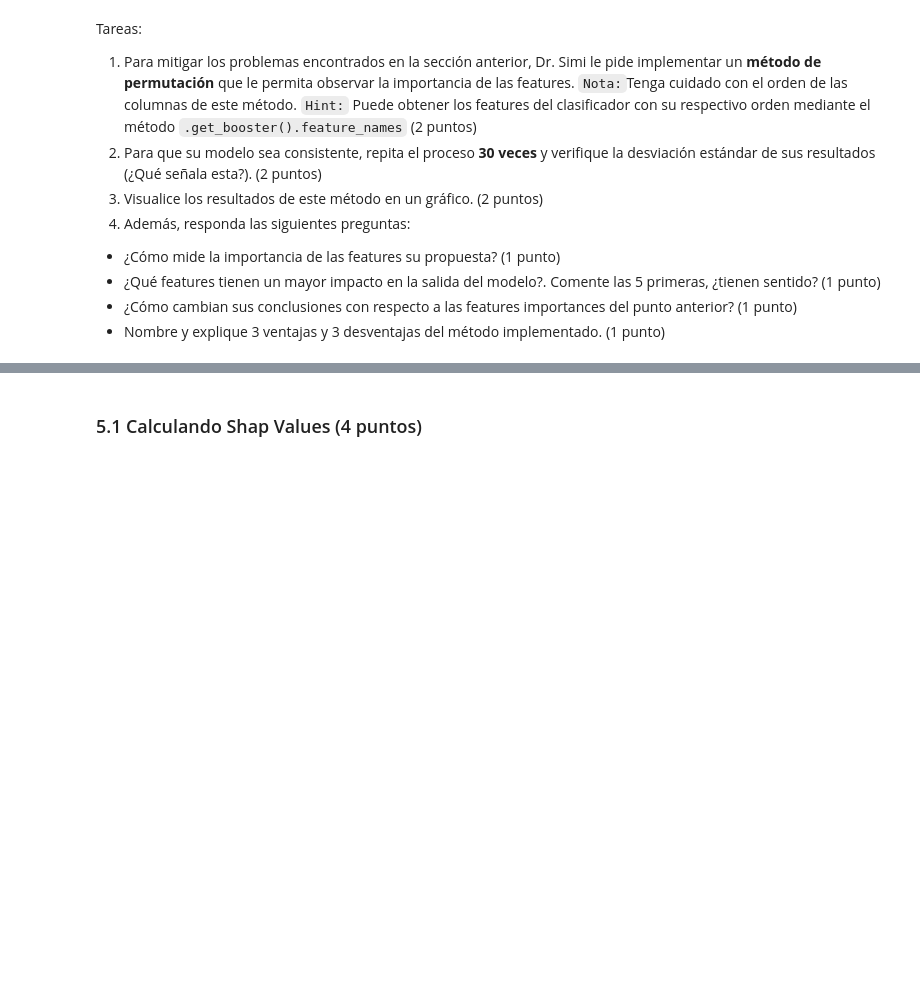
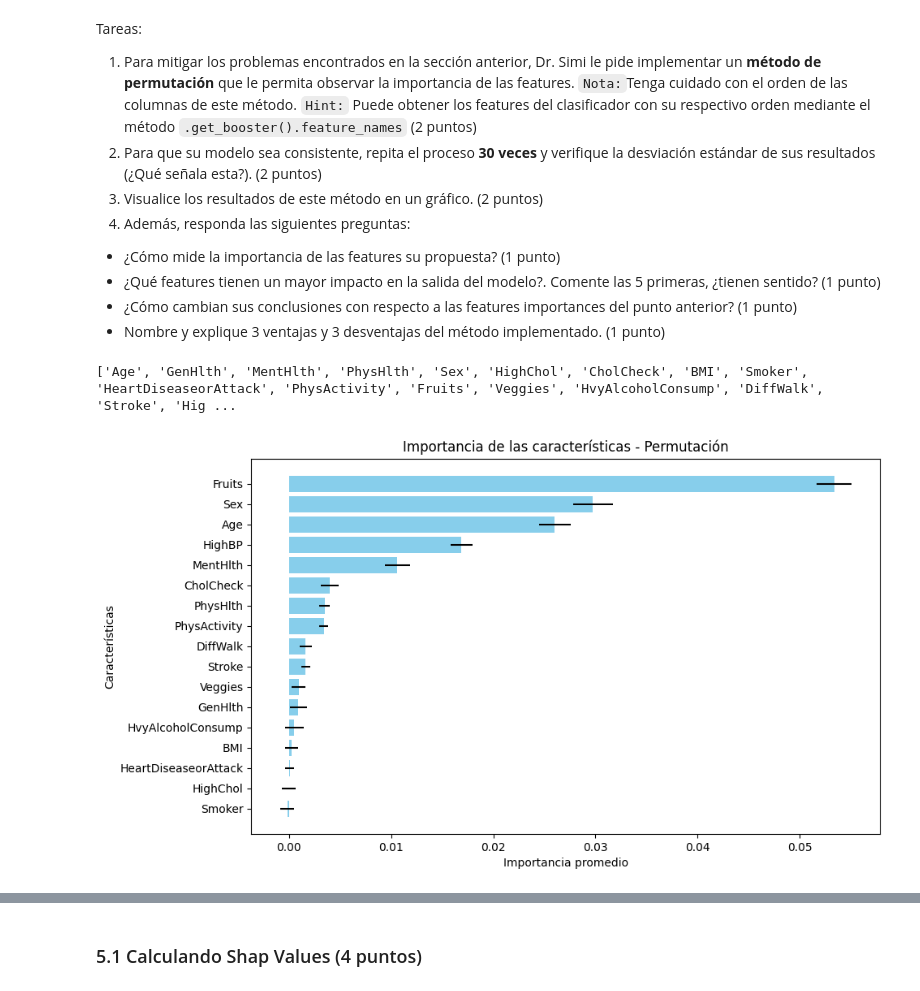
Before and after one commit to onemoremoka/MDS7202labs, a Jupyter notebook: laboratorio7/Lab7_enunciado.ipynb, the cells around one changed output, grey strips where cells are left out. Saved outputs shown, nothing was run; the diff lists cells and outputs as text; code cells hidden in the pictures; blank space fills up the shorter version.

```diff
--- a/laboratorio7/Lab7_enunciado.ipynb
+++ b/laboratorio7/Lab7_enunciado.ipynb
@@ -260,0 +329,47 @@ Tareas:
+# %%
+def features_names(model_pipeline):
+    xgb_model = model_pipeline.named_steps['model']
+    return xgb_model.get_booster().feature_names
+# %%
+from sklearn.inspection import permutation_importance
+
+def features_names(model_pipeline):
+    xgb_model = model_pipeline.named_steps['model']
+    return xgb_model.get_booster().feature_names
+
+def permutation_method_xgboost(pipeline_, X_test, y_test, seed):
+
+    result = permutation_importance(
+        pipeline_,
+        X_test,
+        y_test,
+        n_repeats=30,
+        random_state=seed,
+        n_jobs=-1
+    )
+
+    print(features_names(model_pipeline))
+    return result
+
+results = permutation_method_xgboost(model_pipeline, X_test, y_test, 42)
+# %% [output]
+['Age', 'GenHlth', 'MentHlth', 'PhysHlth', 'Sex', 'HighChol', 'CholCheck', 'BMI', 'Smoker', 'HeartDiseaseorAttack', 'PhysActivity', 'Fruits', 'Veggies', 'HvyAlcoholConsump', 'DiffWalk', 'Stroke', 'Hig ...
+# %%
+def plot_permutation_importance(result, feature_names):
+    importances_mean = result.importances_mean
+    importances_std = result.importances_std
+
+    plt.figure(figsize=(10, 6))
+    sorted_idx = np.argsort(importances_mean)[::-1]
+    plt.barh(np.array(feature_names)[sorted_idx], importances_mean[sorted_idx], xerr=importances_std[sorted_idx], color='skyblue')
+    plt.gca().invert_yaxis()
+
+    plt.title('Importancia de las características - Permutación')
+    plt.xlabel('Importancia promedio')
+    plt.ylabel('Características')
+    plt.show()
+
+feature_names_list = features_names(model_pipeline)
+plot_permutation_importance(results, feature_names_list)
+# %% [output]
+[figure, added]
```
Also changed, not shown: parts of 37 cells of this notebook.
